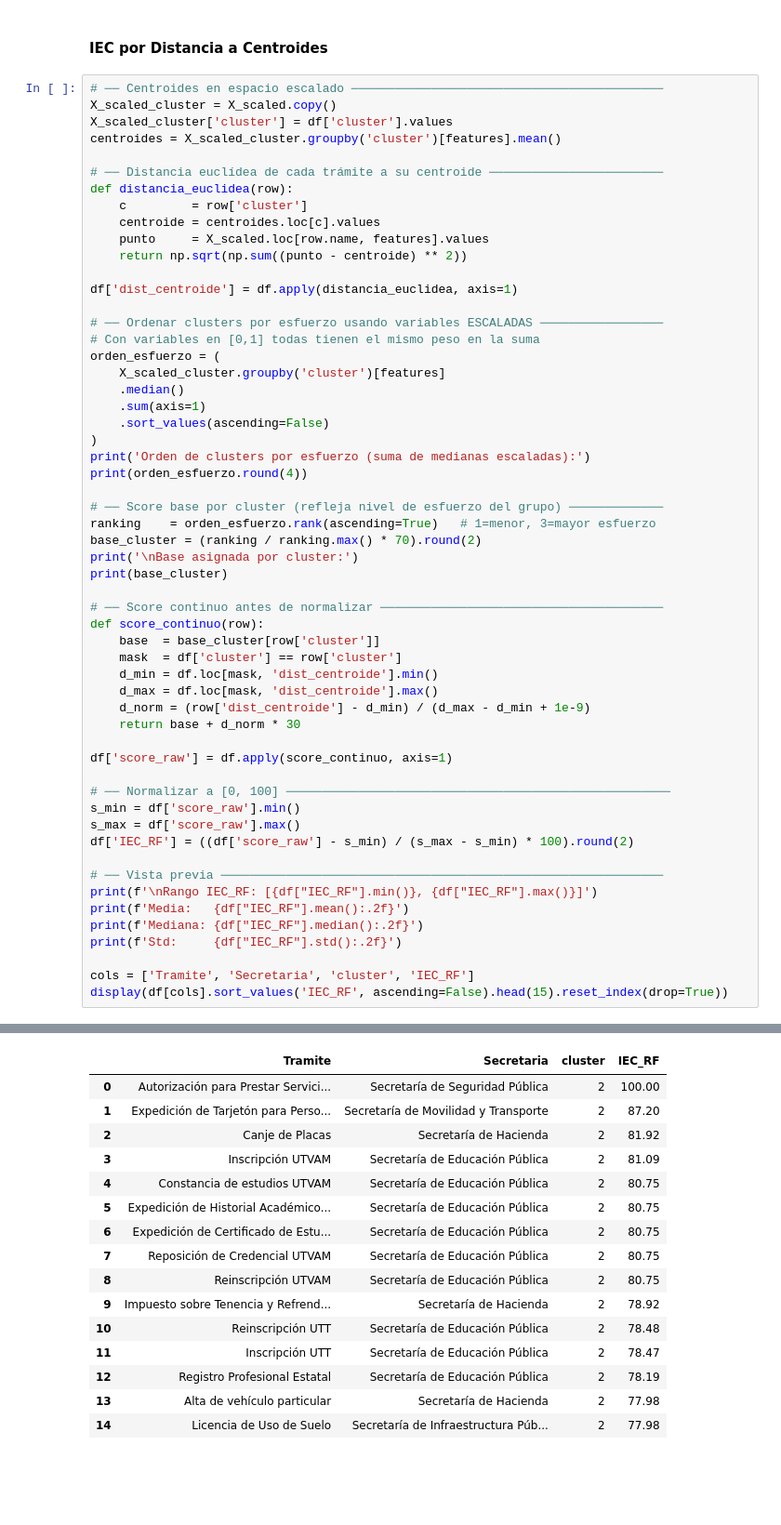
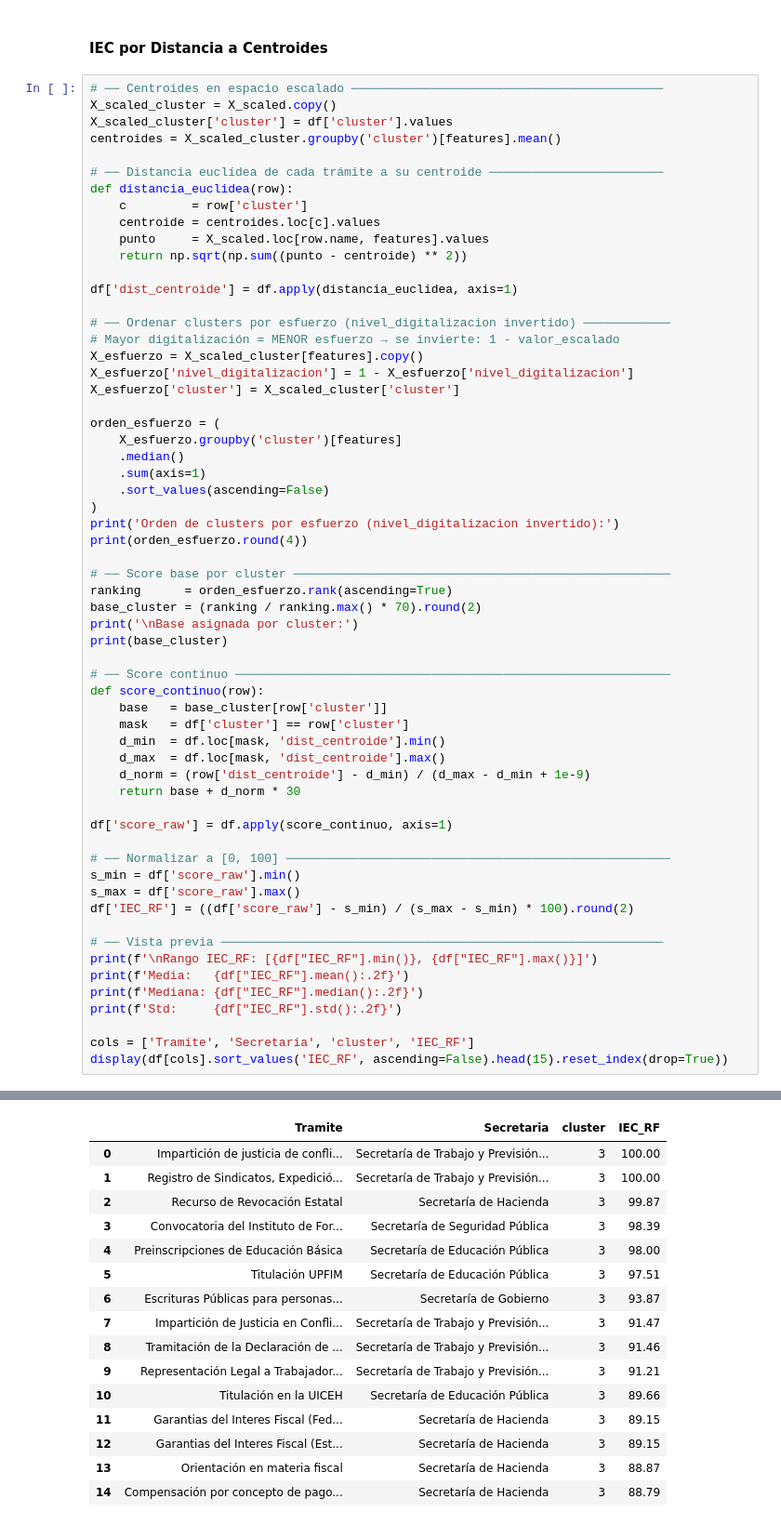
Before and after one commit to gonza98kg/Tramites-y-servicios, a Jupyter notebook: code.ipynb, the cells around one changed output, grey strips where cells are left out. Shown at 93% size. Cells and saved outputs as stored; diff of their text form; blank space fills up the shorter version.

```diff
--- a/code.ipynb
+++ b/code.ipynb
@@ -210,29 +210,33 @@ def distancia_euclidea(row):
 
 df['dist_centroide'] = df.apply(distancia_euclidea, axis=1)
 
-# ── Ordenar clusters por esfuerzo usando variables ESCALADAS ─────────────────
-# Con variables en [0,1] todas tienen el mismo peso en la suma
+# ── Ordenar clusters por esfuerzo (nivel_digitalizacion invertido) ────────────
+# Mayor digitalización = MENOR esfuerzo → se invierte: 1 - valor_escalado
+X_esfuerzo = X_scaled_cluster[features].copy()
+X_esfuerzo['nivel_digitalizacion'] = 1 - X_esfuerzo['nivel_digitalizacion']
+X_esfuerzo['cluster'] = X_scaled_cluster['cluster']
+
 orden_esfuerzo = (
-    X_scaled_cluster.groupby('cluster')[features]
+    X_esfuerzo.groupby('cluster')[features]
     .median()
     .sum(axis=1)
     .sort_values(ascending=False)
 )
-print('Orden de clusters por esfuerzo (suma de medianas escaladas):')
+print('Orden de clusters por esfuerzo (nivel_digitalizacion invertido):')
 print(orden_esfuerzo.round(4))
 
-# ── Score base por cluster (refleja nivel de esfuerzo del grupo) ─────────────
-ranking    = orden_esfuerzo.rank(ascending=True)   # 1=menor, 3=mayor esfuerzo
+# ── Score base por cluster ────────────────────────────────────────────────────
+ranking      = orden_esfuerzo.rank(ascending=True)
 base_cluster = (ranking / ranking.max() * 70).round(2)
 print('\nBase asignada por cluster:')
 print(base_cluster)
 
-# ── Score continuo antes de normalizar ───────────────────────────────────────
+# ── Score continuo ────────────────────────────────────────────────────────────
 def score_continuo(row):
-    base  = base_cluster[row['cluster']]
-    mask  = df['cluster'] == row['cluster']
-    d_min = df.loc[mask, 'dist_centroide'].min()
-    d_max = df.loc[mask, 'dist_centroide'].max()
+    base   = base_cluster[row['cluster']]
+    mask   = df['cluster'] == row['cluster']
+    d_min  = df.loc[mask, 'dist_centroide'].min()
+    d_max  = df.loc[mask, 'dist_centroide'].max()
     d_norm = (row['dist_centroide'] - d_min) / (d_max - d_min + 1e-9)
     return base + d_norm * 30
 
@@ -273,16 +277,16 @@ Std:     24.68
 |  | Tramite | Secretaria | cluster | IEC_RF |
-| 0 | Autorización para Prestar Servici... | Secretaría de Seguridad Pública | 2 | 100.00 |
-| 1 | Expedición de Tarjetón para Perso... | Secretaría de Movilidad y Transporte | 2 | 87.20 |
-| 2 | Canje de Placas | Secretaría de Hacienda | 2 | 81.92 |
-| 3 | Inscripción UTVAM | Secretaría de Educación Pública | 2 | 81.09 |
-| 4 | Constancia de estudios UTVAM | Secretaría de Educación Pública | 2 | 80.75 |
-| 5 | Expedición de Historial Académico... | Secretaría de Educación Pública | 2 | 80.75 |
-| 6 | Expedición de Certificado de Estu... | Secretaría de Educación Pública | 2 | 80.75 |
-| 7 | Reposición de Credencial UTVAM | Secretaría de Educación Pública | 2 | 80.75 |
-| 8 | Reinscripción UTVAM | Secretaría de Educación Pública | 2 | 80.75 |
-| 9 | Impuesto sobre Tenencia y Refrend... | Secretaría de Hacienda | 2 | 78.92 |
-| 10 | Reinscripción UTT | Secretaría de Educación Pública | 2 | 78.48 |
-| 11 | Inscripción UTT | Secretaría de Educación Pública | 2 | 78.47 |
-| 12 | Registro Profesional Estatal | Secretaría de Educación Pública | 2 | 78.19 |
-| 13 | Alta de vehículo particular | Secretaría de Hacienda | 2 | 77.98 |
-| 14 | Licencia de Uso de Suelo | Secretaría de Infraestructura Púb... | 2 | 77.98 |
+| 0 | Impartición de justicia de confli... | Secretaría de Trabajo y Previsión... | 3 | 100.00 |
+| 1 | Registro de Sindicatos, Expedició... | Secretaría de Trabajo y Previsión... | 3 | 100.00 |
+| 2 | Recurso de Revocación Estatal | Secretaría de Hacienda | 3 | 99.87 |
+| 3 | Convocatoria del Instituto de For... | Secretaría de Seguridad Pública | 3 | 98.39 |
+| 4 | Preinscripciones de Educación Básica | Secretaría de Educación Pública | 3 | 98.00 |
+| 5 | Titulación UPFIM | Secretaría de Educación Pública | 3 | 97.51 |
+| 6 | Escrituras Públicas para personas... | Secretaría de Gobierno | 3 | 93.87 |
+| 7 | Impartición de Justicia en Confli... | Secretaría de Trabajo y Previsión... | 3 | 91.47 |
+| 8 | Tramitación de la Declaración de ... | Secretaría de Trabajo y Previsión... | 3 | 91.46 |
+| 9 | Representación Legal a Trabajador... | Secretaría de Trabajo y Previsión... | 3 | 91.21 |
+| 10 | Titulación en la UICEH | Secretaría de Educación Pública | 3 | 89.66 |
+| 11 | Garantias del Interes Fiscal (Fed... | Secretaría de Hacienda | 3 | 89.15 |
+| 12 | Garantias del Interes Fiscal (Est... | Secretaría de Hacienda | 3 | 89.15 |
+| 13 | Orientación en materia fiscal | Secretaría de Hacienda | 3 | 88.87 |
+| 14 | Compensación por concepto de pago... | Secretaría de Hacienda | 3 | 88.79 |
```
Also changed, not shown: parts of 1 cell of this notebook, 3 other files.
